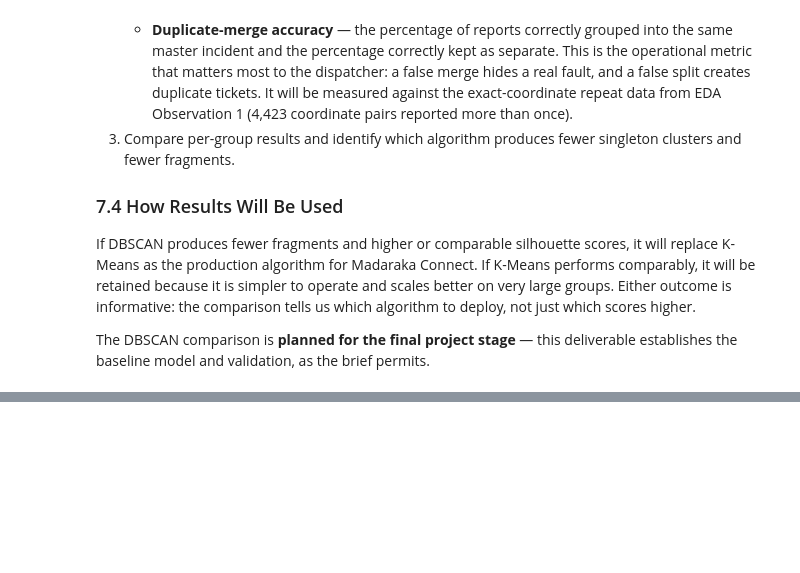
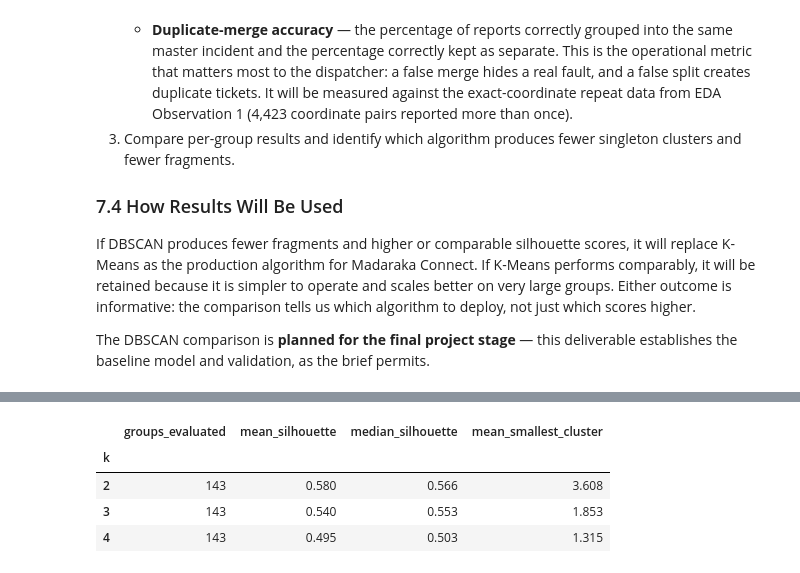
Before and after one commit to Emzogwayo/SemProject_MLEngine, a Jupyter notebook: K-Means_Base.ipynb, the cells around one changed output, grey strips where cells are left out. Saved outputs shown, nothing was run; the diff lists cells and outputs as text; code cells hidden in the pictures; blank space fills up the shorter version.

```diff
--- a/K-Means_Base.ipynb
+++ b/K-Means_Base.ipynb
@@ -1177,0 +1401,57 @@ The DBSCAN comparison is **planned for the final project stage** — this delive
+# %%
+from sklearn.cluster import KMeans
+from sklearn.metrics import silhouette_score
+import pandas as pd
+
+eligible_groups = group_sizes[group_sizes >= 5]
+
+kmeans_results = []
+
+for (category, window), size in eligible_groups.items():
+
+    sample_group = df_model[
+        (df_model["complaint_type"] == category) &
+        (df_model["time_window"] == window)
+    ]
+
+    X = sample_group[["x_m", "y_m"]]
+
+    for k in [2, 3, 4]:
+
+        if len(X) <= k:
+            continue
+
+        model = KMeans(
+            n_clusters=k,
+            random_state=42,
+            n_init=10
+        )
+
+        labels = model.fit_predict(X)
+
+        kmeans_results.append({
+            "category": category,
+            "time_window": window,
+            "reports": len(X),
+            "k": k,
+            "silhouette": silhouette_score(X, labels),
+            "smallest_cluster": pd.Series(labels).value_counts().min(),
+            "wcss": model.inertia_
+        })
+
+kmeans_results_df = pd.DataFrame(kmeans_results)
+
+kmeans_summary = kmeans_results_df.groupby("k").agg(
+    groups_evaluated=("silhouette", "count"),
+    mean_silhouette=("silhouette", "mean"),
+    median_silhouette=("silhouette", "median"),
+    mean_smallest_cluster=("smallest_cluster", "mean")
+).round(3)
+
+display(kmeans_summary)
+# %% [output]
+|  | groups_evaluated | mean_silhouette | median_silhouette | mean_smallest_cluster |
+| k |  |  |  |  |
+| 2 | 143 | 0.580 | 0.566 | 3.608 |
+| 3 | 143 | 0.540 | 0.553 | 1.853 |
+| 4 | 143 | 0.495 | 0.503 | 1.315 |
```
Also changed, not shown: parts of 6 cells of this notebook.
